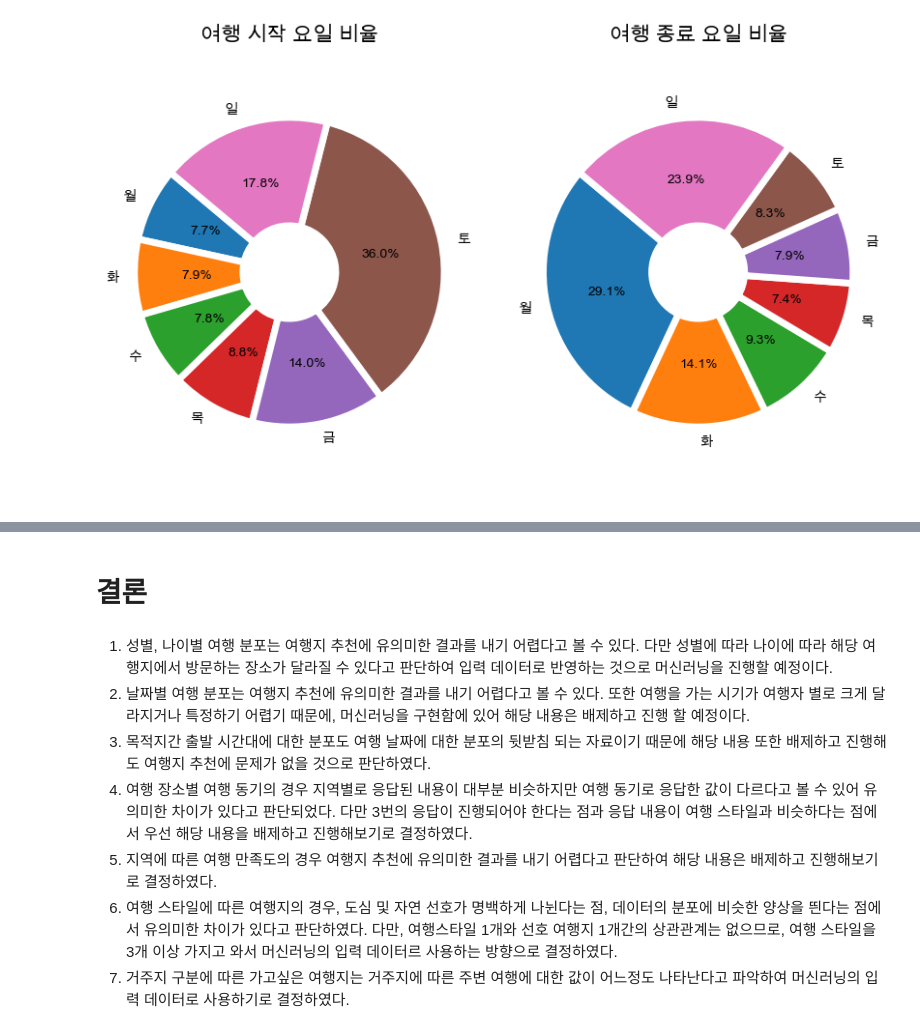
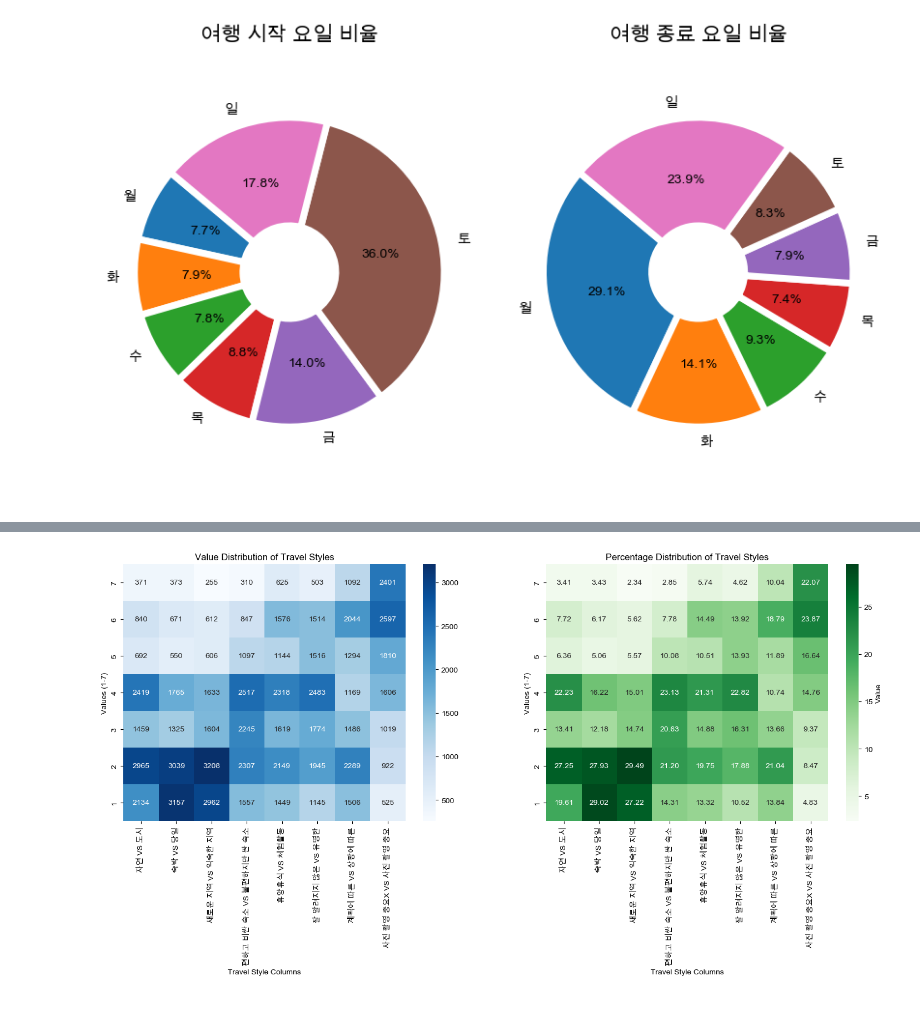
Before and after one commit to usey10/TripAdvisorsML, a Jupyter notebook: EDA.ipynb, the cells around one changed output, grey strips where cells are left out. Cells and saved outputs as stored; diff of their text form; code cells hidden in the pictures.

```diff
--- a/EDA.ipynb
+++ b/EDA.ipynb
@@ -504,9 +206,0 @@ plt.show();
-# %%
-from sklearn.preprocessing import LabelEncoder
-model = LabelEncoder()
-traveler_master['TRAVEL_STATUS_DESTINATION'] = model.fit_transform(traveler_master['TRAVEL_STATUS_DESTINATION'])
-travell = traveler_master[['TRAVEL_LIKE_SIDO_1','TRAVEL_LIKE_SGG_1','TRAVEL_LIKE_SIDO_2','TRAVEL_LIKE_SGG_2','TRAVEL_LIKE_SIDO_3','TRAVEL_LIKE_SGG_3','TRAVEL_STATUS_DESTINATION','TRAVEL_STYL_1','TRAVEL_STYL_2','TRAVEL_STYL_3']]
-
-plt.figure(figsize=(6,6))
-sns.heatmap(data = travell.corr(), annot=True, fmt = '.2f', linewidths=.5, cmap='Blues')
-plt.show()
@@ -694,11 +207,53 @@ plt.show()
-# %% [markdown]
-# 결론
-# %% [markdown]
-1. 성별, 나이별 여행 분포는 여행지 추천에 유의미한 결과를 내기 어렵다고 볼 수 있다.
-    다만 성별에 따라 나이에 따라 해당 여행지에서 방문하는 장소가 달라질 수 있다고 판단하여 입력 데이터로 반영하는 것으로 머신러닝을 진행할 예정이다.
-2. 날짜별 여행 분포는 여행지 추천에 유의미한 결과를 내기 어렵다고 볼 수 있다. 또한 여행을 가는 시기가 여행자 별로 크게 달라지거나 특정하기 어렵기 때문에, 머신러닝을 구현함에 있어 해당 내용은 배제하고 진행 할 예정이다.
-3. 목적지간 출발 시간대에 대한 분포도 여행 날짜에 대한 분포의 뒷받침 되는 자료이기 때문에 해당 내용 또한 배제하고 진행해도 여행지 추천에 문제가 없을 것으로 판단하였다.
-4. 여행 장소별 여행 동기의 경우 지역별로 응답된 내용이 대부분 비슷하지만 여행 동기로 응답한 값이 다르다고 볼 수 있어 유의미한 차이가 있다고 판단되었다. 다만 3번의 응답이 진행되어야 한다는 점과 응답 내용이 여행 스타일과 비슷하다는 점에서 우선 해당 내용을 배제하고 진행해보기로 결정하였다.
-5. 지역에 따른 여행 만족도의 경우 여행지 추천에 유의미한 결과를 내기 어렵다고 판단하여 해당 내용은 배제하고 진행해보기로 결정하였다.
-6. 여행 스타일에 따른 여행지의 경우, 도심 및 자연 선호가 명백하게 나뉜다는 점, 데이터의 분포에 비슷한 양상을 띈다는 점에서 유의미한 차이가 있다고 판단하였다. 다만, 여행스타일 1개와 선호 여행지 1개간의 상관관계는 없으므로, 여행 스타일을 3개 이상 가지고 와서 머신러닝의 입력 데이터르 사용하는 방향으로 결정하였다.
-7. 거주지 구분에 따른 가고싶은 여행지는 거주지에 따른 주변 여행에 대한 값이 어느정도 나타난다고 파악하여 머신러닝의 입력 데이터로 사용하기로 결정하였다.
+# %%
+# TSY 별 분포도
+
+# 각 칼럼별 값의 분포 계산
+distribution = {}
+percent_distribution = {}
+traveler_TSY = traveler_master[['TRAVEL_STYL_1','TRAVEL_STYL_2','TRAVEL_STYL_3', 'TRAVEL_STYL_4', 'TRAVEL_STYL_5', 'TRAVEL_STYL_6', 'TRAVEL_STYL_7', 'TRAVEL_STYL_8']]
+for column in traveler_TSY.columns:
+    distribution[column] = traveler_TSY[column].value_counts().sort_index()
+    percent_distribution[column] = traveler_TSY[column].value_counts(normalize=True).sort_index() * 100
+
+distribution_df = pd.DataFrame(distribution).fillna(0).astype(int)
+percent_df = pd.DataFrame(percent_distribution).fillna(0)
+percent_df = percent_df.round(2)
+
+# 칼럼 이름 변경
+new_column_names = {
+    'TRAVEL_STYL_1': '자연 VS 도시',
+    'TRAVEL_STYL_2': '숙박 VS 당일',
+    'TRAVEL_STYL_3': '새로운 지역 VS 익숙한 지역',
+    'TRAVEL_STYL_4': '편하고 비싼 숙소 VS 불편하지만 싼 숙소',
+    'TRAVEL_STYL_5': '휴양휴식 VS 체험활동',
+    'TRAVEL_STYL_6': '잘 알려지지 않은 VS 유명한',
+    'TRAVEL_STYL_7': '계획에 따른 VS 상황에 따른',
+    'TRAVEL_STYL_8': '사진 촬영 중요X VS 사진 촬영 중요'
+}
+
+distribution_df.rename(columns=new_column_names, inplace=True)
+percent_df.rename(columns=new_column_names, inplace=True)
+
+# 히트맵으로 시각화
+plt.figure(figsize=(18, 6))  # 가로 18, 세로 6으로 설정
+
+plt.subplot(1,2,1)
+# plt.figure(figsize=(5, 6))
+sns.heatmap(distribution_df, annot=True, fmt='d', cmap='Blues')
+plt.title('Value Distribution of Travel Styles')
+plt.xlabel('Travel Style Columns')
+plt.ylabel('Values (1-7)')
+plt.gca().invert_yaxis()
+
+plt.subplot(1,2,2)
+# plt.figure(figsize=(10, 6))
+sns.heatmap(percent_df, annot=True, fmt='.2f', cmap='Greens', cbar=True, cbar_kws={'label': 'Value'})
+plt.title('Percentage Distribution of Travel Styles')
+plt.xlabel('Travel Style Columns')
+plt.ylabel('Values (1-7)')
+plt.gca().invert_yaxis()
+
+
+plt.show()
+# %% [output]
+[figure, added]
```
Also changed, not shown: parts of 39 cells of this notebook, 5 other files.
